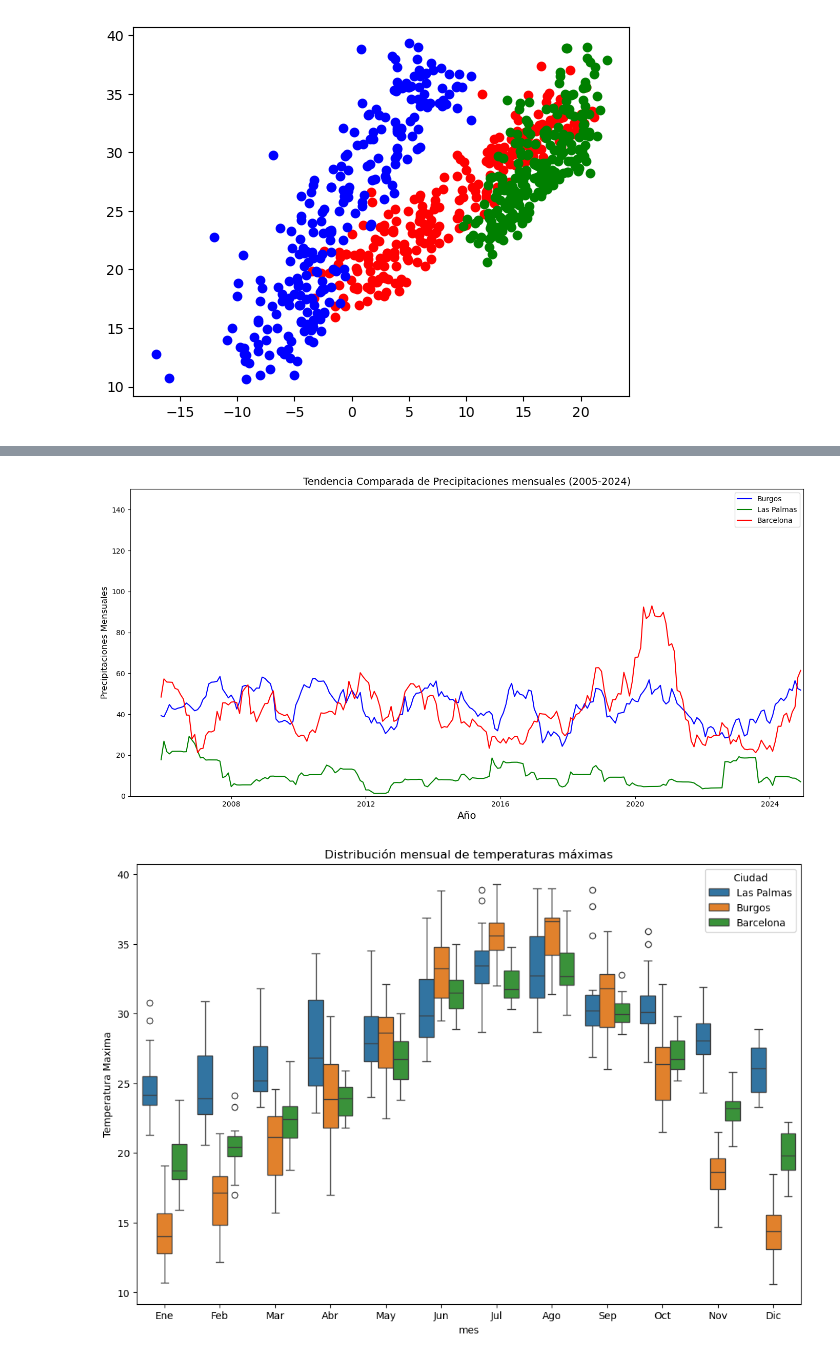
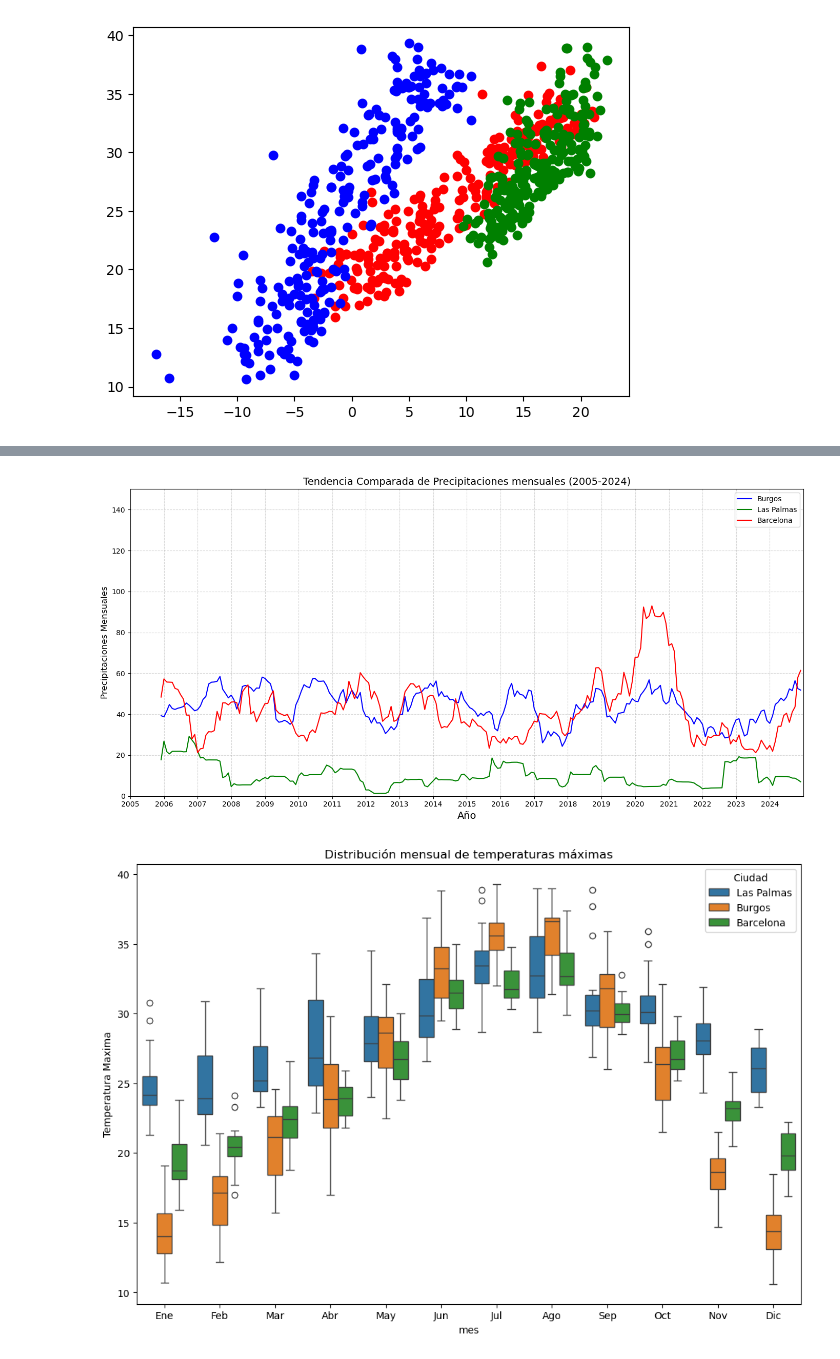
Before and after one commit to IgnacioMaese/Proyecto-AEMET-2, a Jupyter notebook: 4-analisis-conjunto.ipynb, the cells around one changed output, grey strips where cells are left out. Saved outputs shown, nothing was run; the diff lists cells and outputs as text; code cells hidden in the pictures.

```diff
--- a/4-analisis-conjunto.ipynb
+++ b/4-analisis-conjunto.ipynb
@@ -167,7 +221,7 @@ import pandas as pd
 import matplotlib.pyplot as plt
 import matplotlib.dates as mdates
 
-#Calculo de la tendencia de precipitaciones mensuales. Comprobamos si .
+#Calculo de la tendencia de precipitaciones mensuales.
 
 df_Burgos["fecha"] = pd.to_datetime(df_Burgos["fecha"])
 df1= df_Burgos.set_index("fecha")
@@ -176,43 +230,49 @@ df2= df_Barcelona.set_index("fecha")
 df_Las_Palmas["fecha"] = pd.to_datetime(df_Las_Palmas["fecha"])
 df3 = df_Las_Palmas.set_index("fecha")
 
-mm_burgos_lluvia = df1["p_mes"].rolling(window=12).mean()
-mm_barcelona_lluvia = df2["p_mes"].rolling(window=12).mean()
-mm_las_palmas_lluvia = df3["p_mes"].rolling(window=12).mean()
+mm_burgos_lluvia = df1["Precipitaciones mensuales"].rolling(window=12).mean()
+mm_barcelona_lluvia = df2["Precipitaciones mensuales"].rolling(window=12).mean()
+mm_las_palmas_lluvia = df3["Precipitaciones mensuales"].rolling(window=12).mean()
 
 fig, ax = plt.subplots(figsize=(14, 7))
 
 ax.plot(mm_burgos_lluvia.index, mm_burgos_lluvia.values,
         label="Burgos",
         color="blue",
         linewidth=1.5)
 
 ax.plot(mm_las_palmas_lluvia.index, mm_las_palmas_lluvia.values,
         label="Las Palmas",
         color="green",
         linewidth=1.5)
 
 ax.plot(mm_barcelona_lluvia.index, mm_barcelona_lluvia.values,
         label="Barcelona",
         color="red",
         linewidth=1.5)
 
 ax.xaxis.set_major_locator(mdates.YearLocator(4))
 ax.xaxis.set_major_formatter(mdates.DateFormatter('%Y'))
 
 fecha_inicio = pd.to_datetime('2005-01-01')
 fecha_fin = pd.to_datetime('2024-12-31')
+
+plt.xticks(["2005","2006","2007","2008","2009","2010","2011","2012","2013","2014","2015","2016","2017","2018",
+                        "2019","2020","2021","2022","2023","2024"])
+
 ax.set_xlim(fecha_inicio, fecha_fin)
 ax.set_ylim(0, 150)
 ax.set_title(f"Tendencia Comparada de Precipitaciones mensuales (2005-2024)", fontsize=14)
 ax.set_xlabel("Año", fontsize=14)
 ax.set_ylabel("Precipitaciones Mensuales", fontsize=12)
 ax.legend(loc='best', fontsize=10)
+ax.grid(True, linestyle='--', alpha=0.5)
+
 
 plt.tight_layout()
 plt.show()
 # %% [output]
-[figure, old version]
+[figure, new version]
 # %%
 import seaborn as sns
 
```
Also changed, not shown: parts of 12 cells of this notebook, 16 other files.
